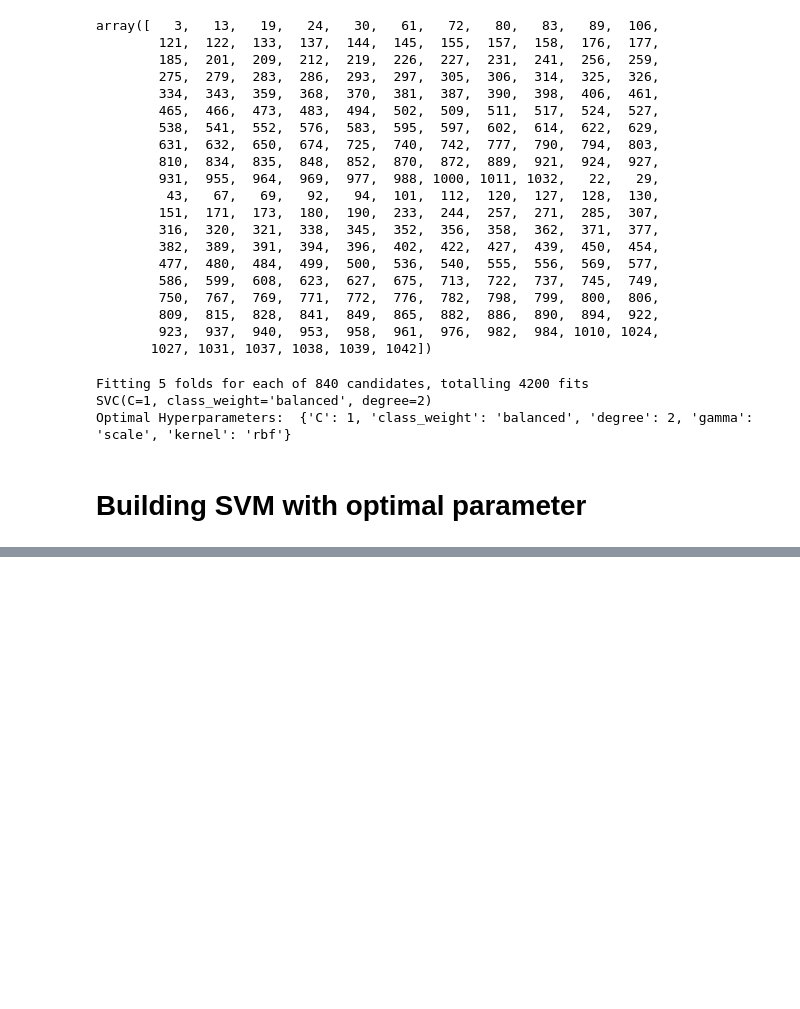
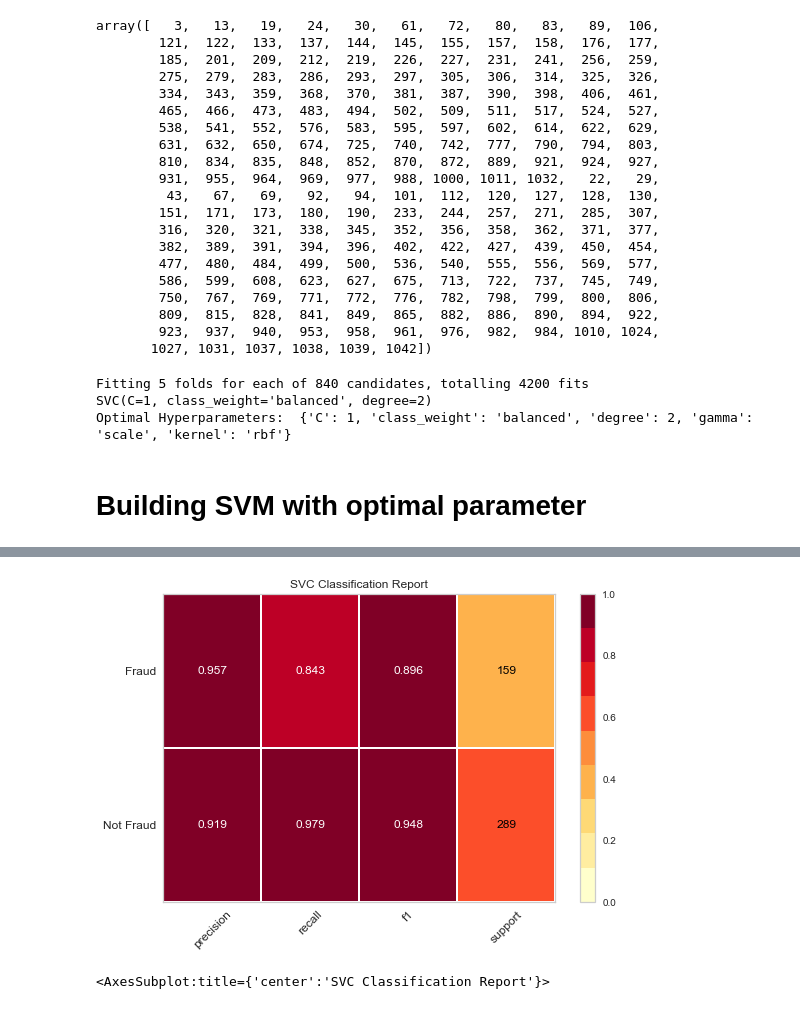
Before and after one commit to reemkhaledaboushama/datamining-project, a Jupyter notebook: 18Q9822.ipynb, the cells around one changed output, grey strips where cells are left out. Cells and saved outputs as stored; diff of their text form; code cells hidden in the pictures; blank space fills up the shorter version.

Commit message:
fitting the model

```diff
--- a/18Q9822.ipynb
+++ b/18Q9822.ipynb
@@ -329,0 +357,9 @@ Optimal Hyperparameters:  {'C': 1, 'class_weight': 'balanced', 'degree': 2, 'gam
+# %%
+classes = ["Not Fraud", "Fraud"]
+visualizer = ClassificationReport(svm_optimal_classifier, classes=classes, support=True)
+visualizer.fit(X_train_scaled, y_train)        # Fit the visualizer and the model
+visualizer.score(X_test_scaled, y_test)        # Evaluate the model on the test data
+visualizer.show()
+# %% [output]
+[figure, added]
+<AxesSubplot:title={'center':'SVC Classification Report'}>
```
Also changed, not shown: parts of 9 cells of this notebook.
